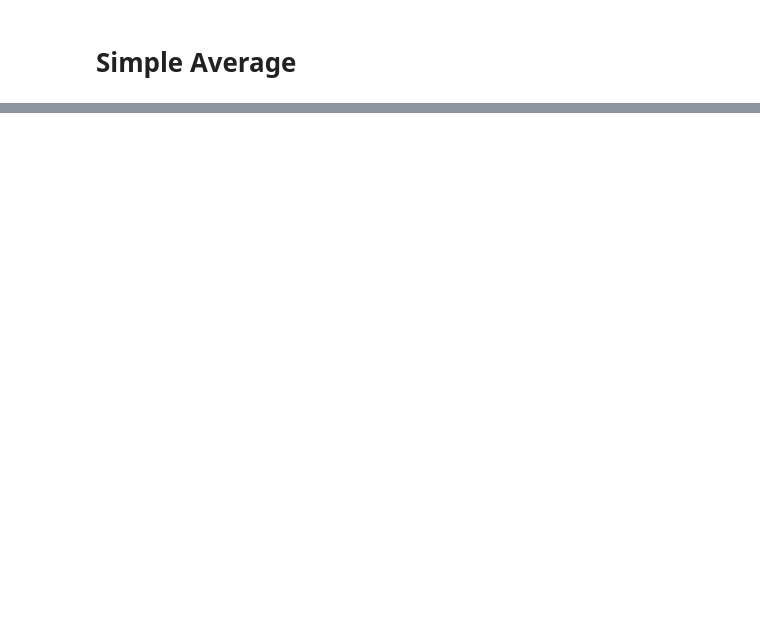
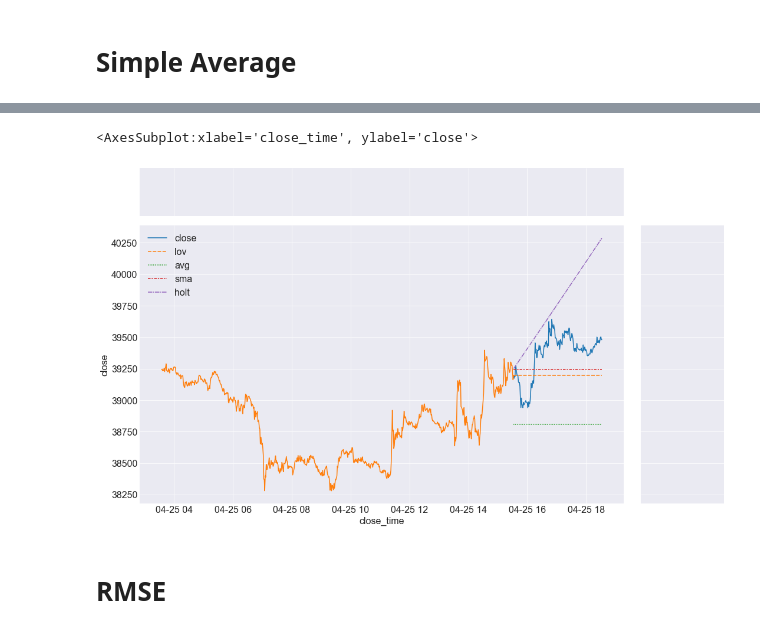
Before and after one commit to hinzle/binance-project, a Jupyter notebook: jupyter/model.ipynb, the cells around one changed output, grey strips where cells are left out. Cells and saved outputs as stored; diff of their text form; code cells hidden in the pictures; blank space fills up the shorter version.

```diff
--- a/jupyter/model.ipynb
+++ b/jupyter/model.ipynb
@@ -122,0 +118,12 @@ yhat_df.head()
+# %%
+g = sns.JointGrid()
+g.fig.set_figwidth(16)
+g.fig.set_figheight(9)
+sns.lineplot(data=yhat_df,ax=g.ax_joint)
+sns.lineplot(data=train.close,ax=g.ax_joint)
+#sns.kdeplot(yhat_df.close, linewidth=2, ax=g.ax_joint)
+# %% [output]
+<AxesSubplot:xlabel='close_time', ylabel='close'>
+[figure, added]
+# %% [markdown]
+# RMSE
```
Also changed, not shown: parts of 17 cells of this notebook.
